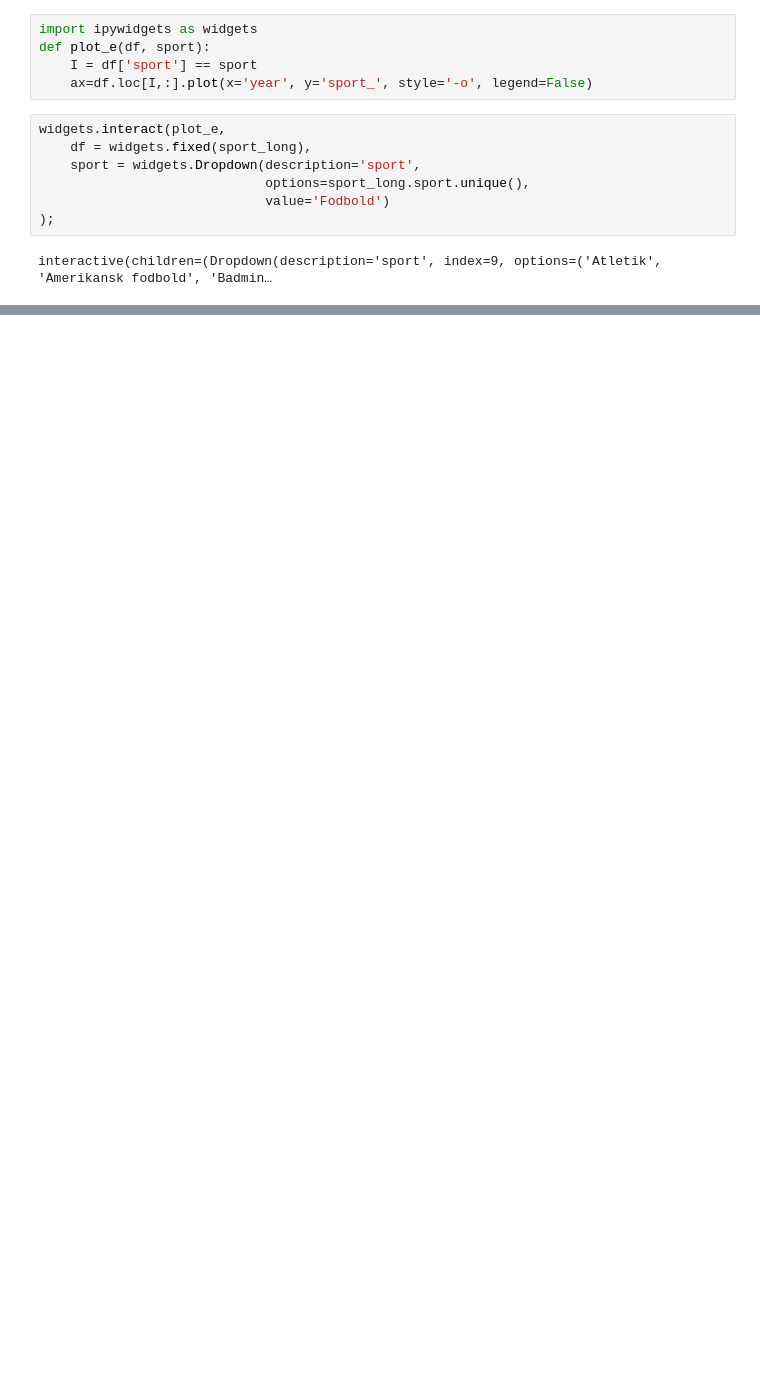
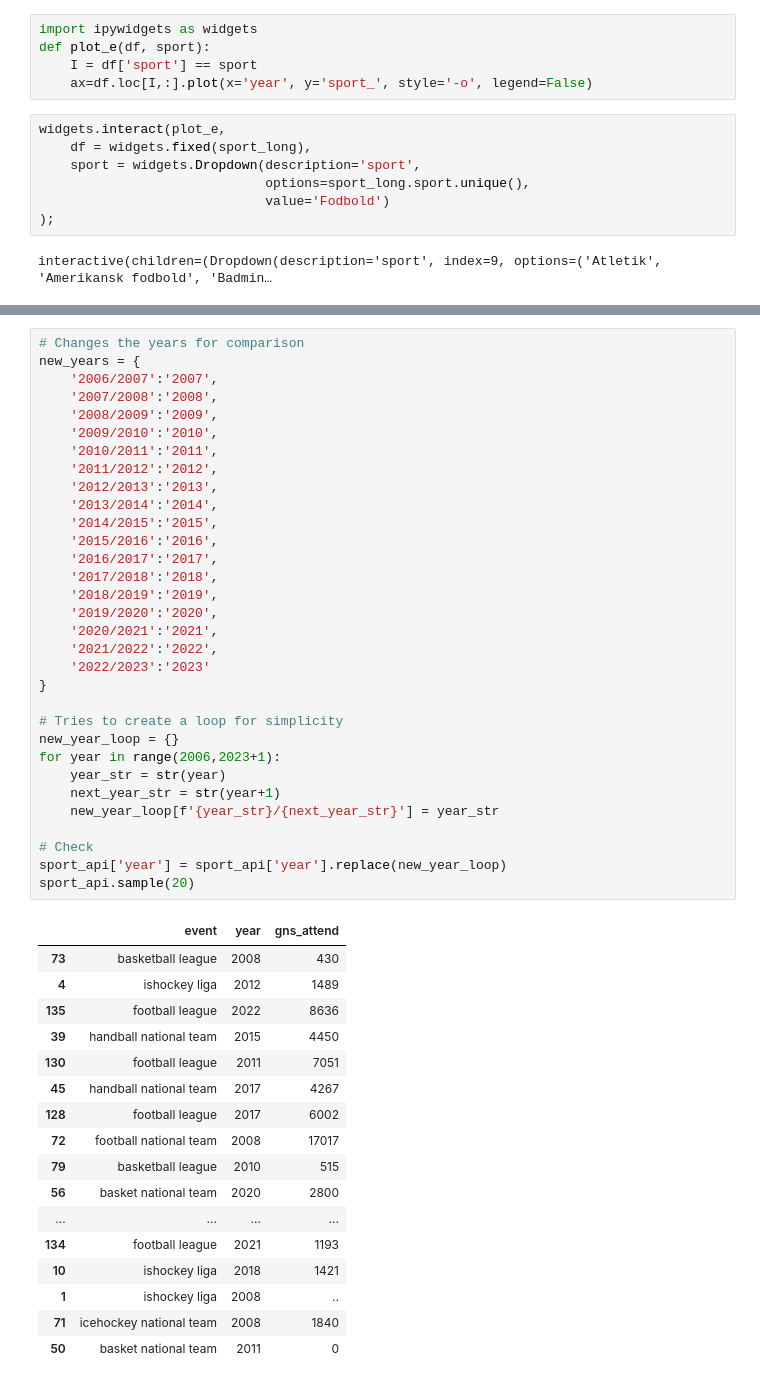
Before and after one commit to NumEconCopenhagen/projects-2024-Simon-C-og-Jens-H, a Jupyter notebook: dataproject/dataproject.ipynb, the cells around one changed output, grey strips where cells are left out. Cells and saved outputs as stored; diff of their text form; blank space fills up the shorter version.

```diff
--- a/dataproject/dataproject.ipynb
+++ b/dataproject/dataproject.ipynb
@@ -244,0 +475,50 @@ interactive(children=(Dropdown(description='sport', index=9, options=('Atletik',
+# %%
+# Changes the years for comparison
+new_years = {
+    '2006/2007':'2007',
+    '2007/2008':'2008',
+    '2008/2009':'2009',
+    '2009/2010':'2010',
+    '2010/2011':'2011',
+    '2011/2012':'2012',
+    '2012/2013':'2013',
+    '2013/2014':'2014',
+    '2014/2015':'2015',
+    '2015/2016':'2016',
+    '2016/2017':'2017',
+    '2017/2018':'2018',
+    '2018/2019':'2019',
+    '2019/2020':'2020',
+    '2020/2021':'2021',
+    '2021/2022':'2022',
+    '2022/2023':'2023'
+}
+
+# Tries to create a loop for simplicity
+new_year_loop = {}
+for year in range(2006,2023+1):
+    year_str = str(year)
+    next_year_str = str(year+1)
+    new_year_loop[f'{year_str}/{next_year_str}'] = year_str
+
+# Check
+sport_api['year'] = sport_api['year'].replace(new_year_loop)
+sport_api.sample(20)
+# %% [output]
+|  | event | year | gns_attend |
+| 73 | basketball league | 2008 | 430 |
+| 4 | ishockey liga | 2012 | 1489 |
+| 135 | football league | 2022 | 8636 |
+| 39 | handball national team | 2015 | 4450 |
+| 130 | football league | 2011 | 7051 |
+| 45 | handball national team | 2017 | 4267 |
+| 128 | football league | 2017 | 6002 |
+| 72 | football national team | 2008 | 17017 |
+| 79 | basketball league | 2010 | 515 |
+| 56 | basket national team | 2020 | 2800 |
+| ... | ... | ... | ... |
+| 134 | football league | 2021 | 1193 |
+| 10 | ishockey liga | 2018 | 1421 |
+| 1 | ishockey liga | 2008 | .. |
+| 71 | icehockey national team | 2008 | 1840 |
+| 50 | basket national team | 2011 | 0 |
```
Also changed, not shown: parts of 15 cells of this notebook.
